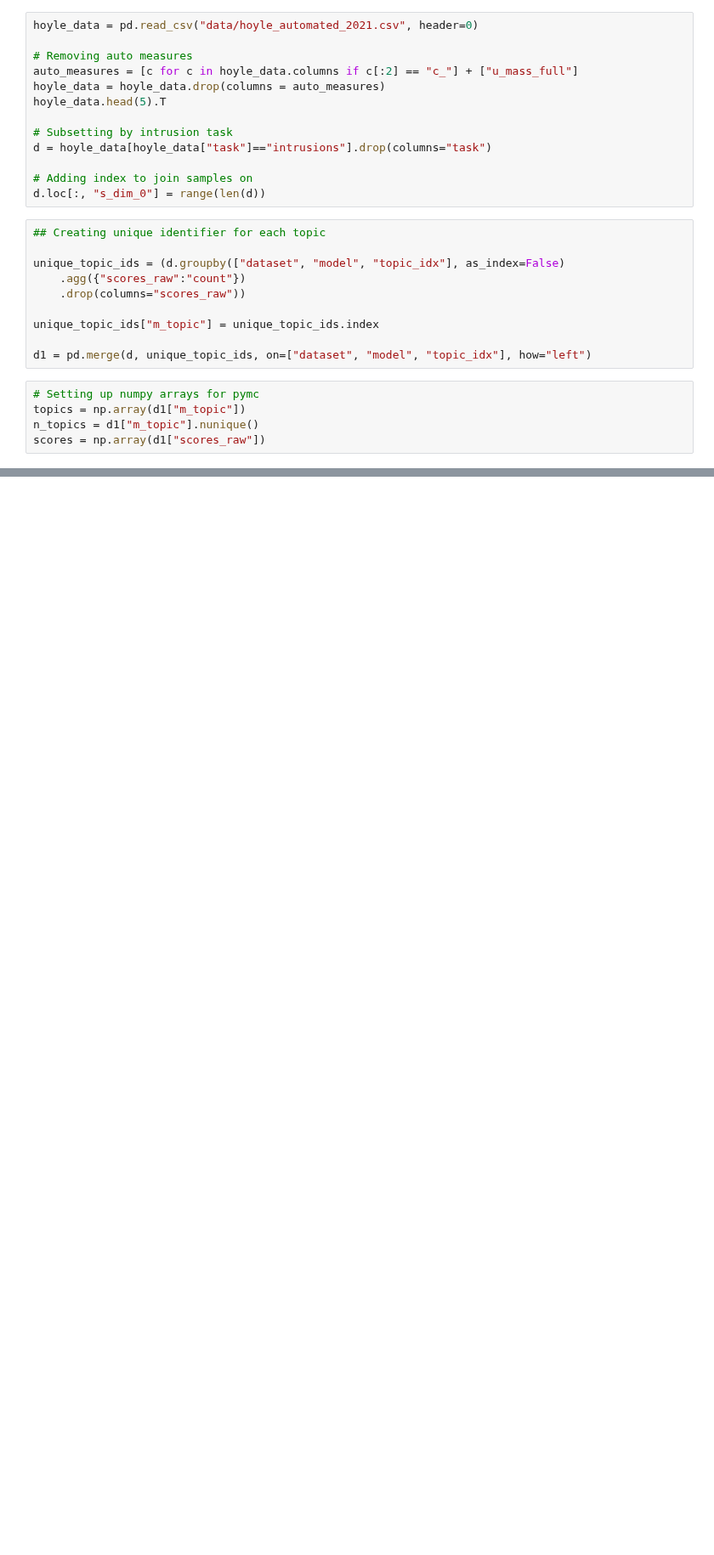
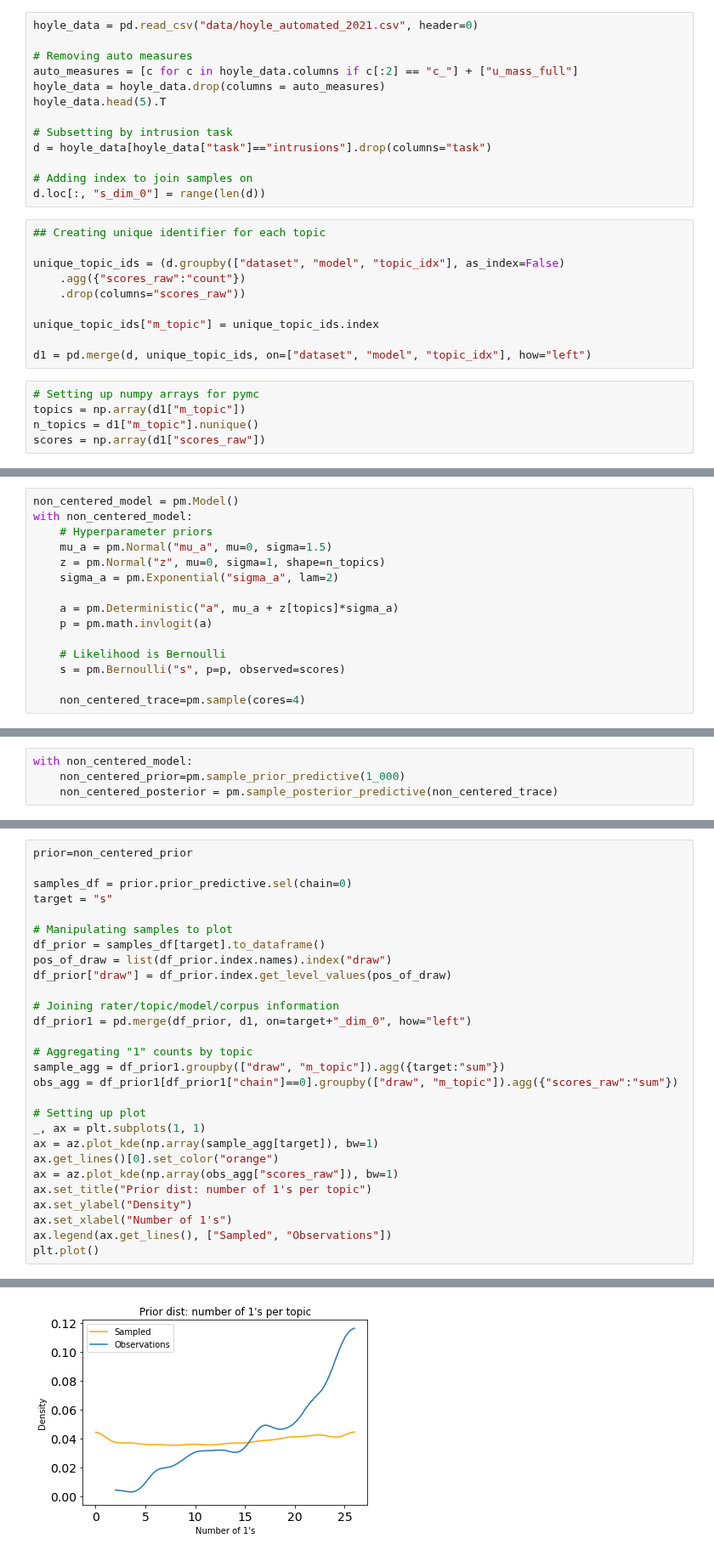
Before and after one commit to imrogerjiang/bayesian-inference-topic-measures, a Jupyter notebook: Centered vs non-centered models.ipynb, the cells around one changed output, grey strips where cells are left out. Shown at 85% size. Cells and saved outputs as stored; diff of their text form; blank space fills up the shorter version.

```diff
--- a/Centered vs non-centered models.ipynb
+++ b/Centered vs non-centered models.ipynb
@@ -63,2 +62,17 @@ with t_only_model:
 # %% [output]
 100.00% [4000/4000 00:02<00:00]
+# %%
+non_centered_model = pm.Model()
+with non_centered_model:
+    # Hyperparameter priors
+    mu_a = pm.Normal("mu_a", mu=0, sigma=1.5)
+    z = pm.Normal("z", mu=0, sigma=1, shape=n_topics)
+    sigma_a = pm.Exponential("sigma_a", lam=2)
+
+    a = pm.Deterministic("a", mu_a + z[topics]*sigma_a)
+    p = pm.math.invlogit(a)
+
+    # Likelihood is Bernoulli
+    s = pm.Bernoulli("s", p=p, observed=scores)
+
+    non_centered_trace=pm.sample(cores=4)
@@ -64,0 +86,4 @@ with t_only_model:
+# %%
+with non_centered_model:
+    non_centered_prior=pm.sample_prior_predictive(1_000)
+    non_centered_posterior = pm.sample_posterior_predictive(non_centered_trace)
@@ -96,0 +123,29 @@ plt.plot()
+# %%
+prior=non_centered_prior
+
+samples_df = prior.prior_predictive.sel(chain=0)
+target = "s"
+
+# Manipulating samples to plot
+df_prior = samples_df[target].to_dataframe()
+pos_of_draw = list(df_prior.index.names).index("draw")
+df_prior["draw"] = df_prior.index.get_level_values(pos_of_draw)
+
+# Joining rater/topic/model/corpus information
+df_prior1 = pd.merge(df_prior, d1, on=target+"_dim_0", how="left")
+
+# Aggregating "1" counts by topic
+sample_agg = df_prior1.groupby(["draw", "m_topic"]).agg({target:"sum"})
+obs_agg = df_prior1[df_prior1["chain"]==0].groupby(["draw", "m_topic"]).agg({"scores_raw":"sum"})
+
+# Setting up plot
+_, ax = plt.subplots(1, 1)
+ax = az.plot_kde(np.array(sample_agg[target]), bw=1)
+ax.get_lines()[0].set_color("orange")
+ax = az.plot_kde(np.array(obs_agg["scores_raw"]), bw=1)
+ax.set_title("Prior dist: number of 1's per topic")
+ax.set_ylabel("Density")
+ax.set_xlabel("Number of 1's")
+ax.legend(ax.get_lines(), ["Sampled", "Observations"])
+plt.plot()
+# %% [output]
@@ -97 +153,2 @@ plt.plot()
+[figure, added]
 # %%
```
Also changed, not shown: parts of 11 cells of this notebook.
